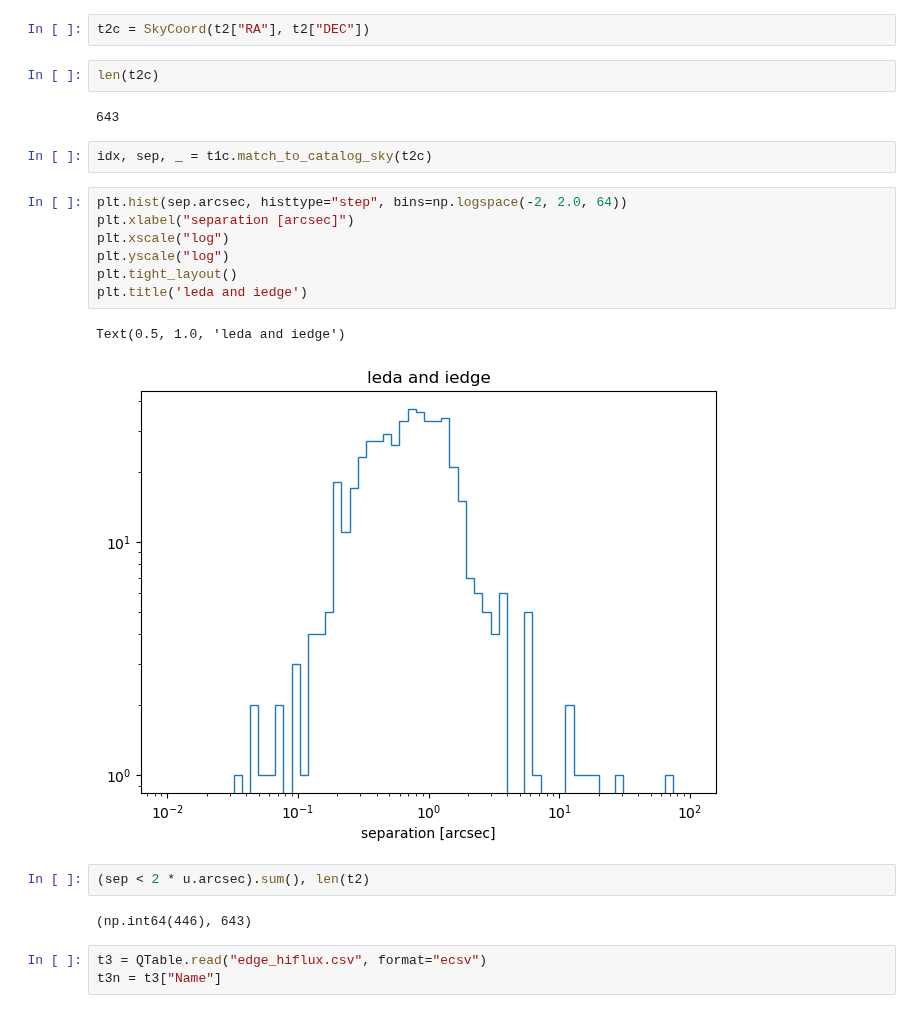
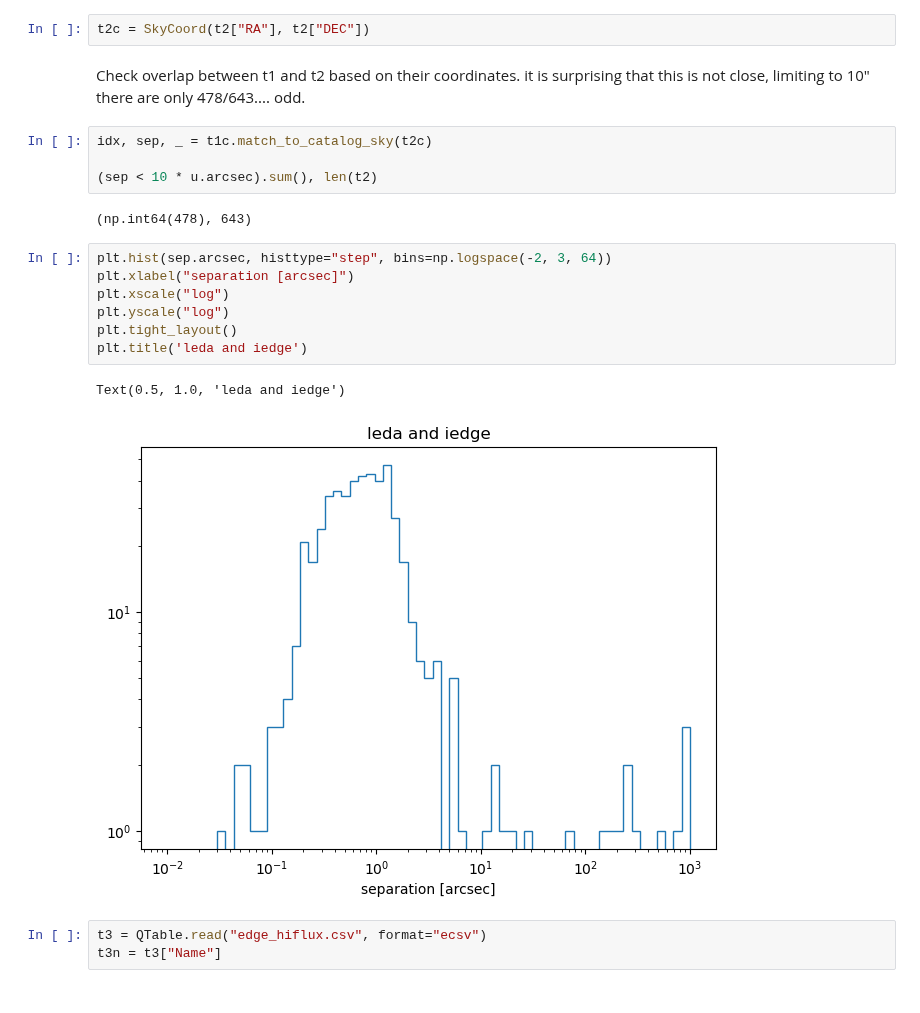
Before and after one commit to teuben/GBT-EDGE-HI, a Jupyter notebook: gals/hi_surveys.ipynb, the cells around one changed output. Cells and saved outputs as stored; diff of their text form.

```diff
--- a/gals/hi_surveys.ipynb
+++ b/gals/hi_surveys.ipynb
@@ -177,25 +132,24 @@ t2.keys()
 # %%
 t2c = SkyCoord(t2["RA"], t2["DEC"])
-# %%
-len(t2c)
-# %% [output]
-643
+# %% [markdown]
+Check overlap between t1 and t2 based on their coordinates.   it is surprising that this is not close,
+limiting to 10" there are only 478/643.... odd.
 # %%
 idx, sep, _ = t1c.match_to_catalog_sky(t2c)
+
+(sep < 10 * u.arcsec).sum(), len(t2)
+# %% [output]
+(np.int64(478), 643)
 # %%
-plt.hist(sep.arcsec, histtype="step", bins=np.logspace(-2, 2.0, 64))
+plt.hist(sep.arcsec, histtype="step", bins=np.logspace(-2, 3, 64))
 plt.xlabel("separation [arcsec]")
 plt.xscale("log")
 plt.yscale("log")
 plt.tight_layout()
 plt.title('leda and iedge')
 # %% [output]
 Text(0.5, 1.0, 'leda and iedge')
-[figure, old version]
+[figure, new version]
-# %%
-(sep < 2 * u.arcsec).sum(), len(t2)
-# %% [output]
-(np.int64(446), 643)
 # %%
 t3 = QTable.read("edge_hiflux.csv", format="ecsv")
 t3n = t3["Name"]
```
Also changed, not shown: parts of 8 cells of this notebook.
